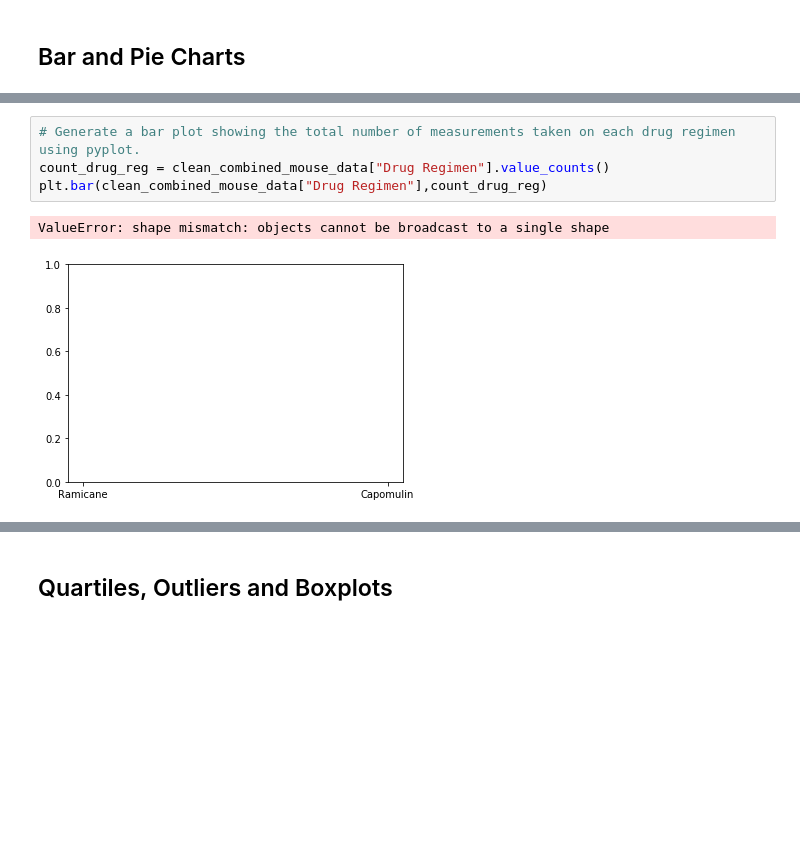
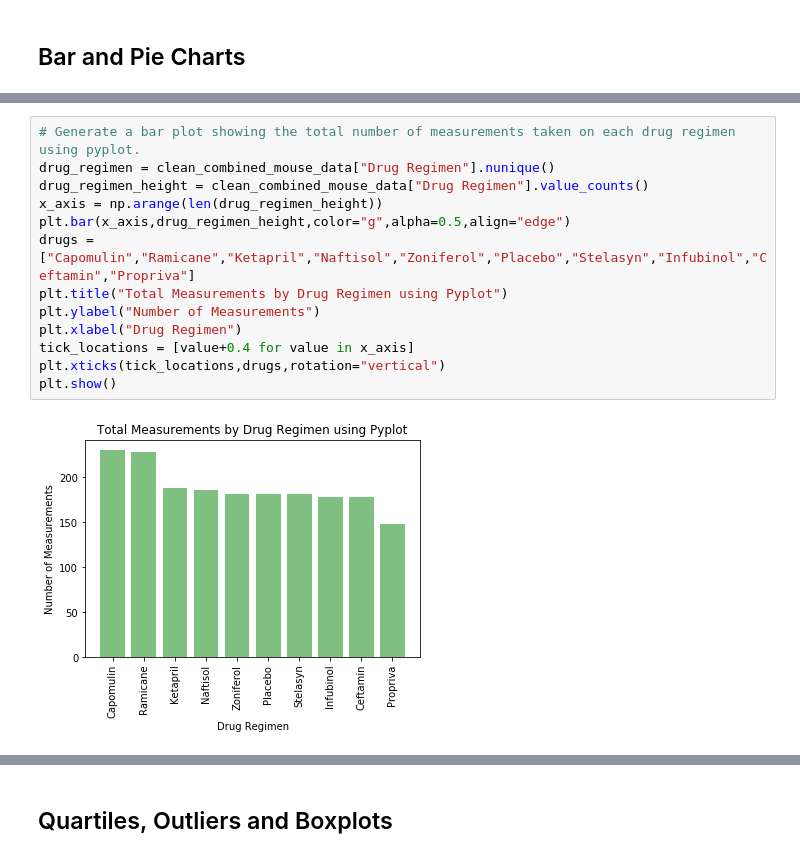
Before and after one commit to khartmann5/Matplotlib-Pymaceuticals, a Jupyter notebook: pymaceuticals_KH.ipynb, the cells around one changed output, grey strips where cells are left out. Cells and saved outputs as stored; diff of their text form; blank space fills up the shorter version.

```diff
--- a/pymaceuticals_KH.ipynb
+++ b/pymaceuticals_KH.ipynb
@@ -196,10 +211,18 @@ Text(0.5, 0, 'Drug Regimen')
-# %%
-# Generate a bar plot showing the total number of measurements taken on each drug regimen using pyplot.
-count_drug_reg = clean_combined_mouse_data["Drug Regimen"].value_counts()
-plt.bar(clean_combined_mouse_data["Drug Regimen"],count_drug_reg)
-# %% [output]
-ValueError: shape mismatch: objects cannot be broadcast to a single shape
-[figure, removed]
+# %%
+# Generate a bar plot showing the total number of measurements taken on each drug regimen using pyplot.
+drug_regimen = clean_combined_mouse_data["Drug Regimen"].nunique()
+drug_regimen_height = clean_combined_mouse_data["Drug Regimen"].value_counts()
+x_axis = np.arange(len(drug_regimen_height))
+plt.bar(x_axis,drug_regimen_height,color="g",alpha=0.5,align="edge")
+drugs = ["Capomulin","Ramicane","Ketapril","Naftisol","Zoniferol","Placebo","Stelasyn","Infubinol","Ceftamin","Propriva"]
+plt.title("Total Measurements by Drug Regimen using Pyplot")
+plt.ylabel("Number of Measurements")
+plt.xlabel("Drug Regimen")
+tick_locations = [value+0.4 for value in x_axis]
+plt.xticks(tick_locations,drugs,rotation="vertical")
+plt.show()
+# %% [output]
+[figure, added]
 # %%
 # Generate a pie plot showing the distribution of female versus male mice using pandas
 male_female_pandas = clean_combined_mouse_data.groupby("Sex")
```
Also changed, not shown: parts of 5 cells of this notebook.
